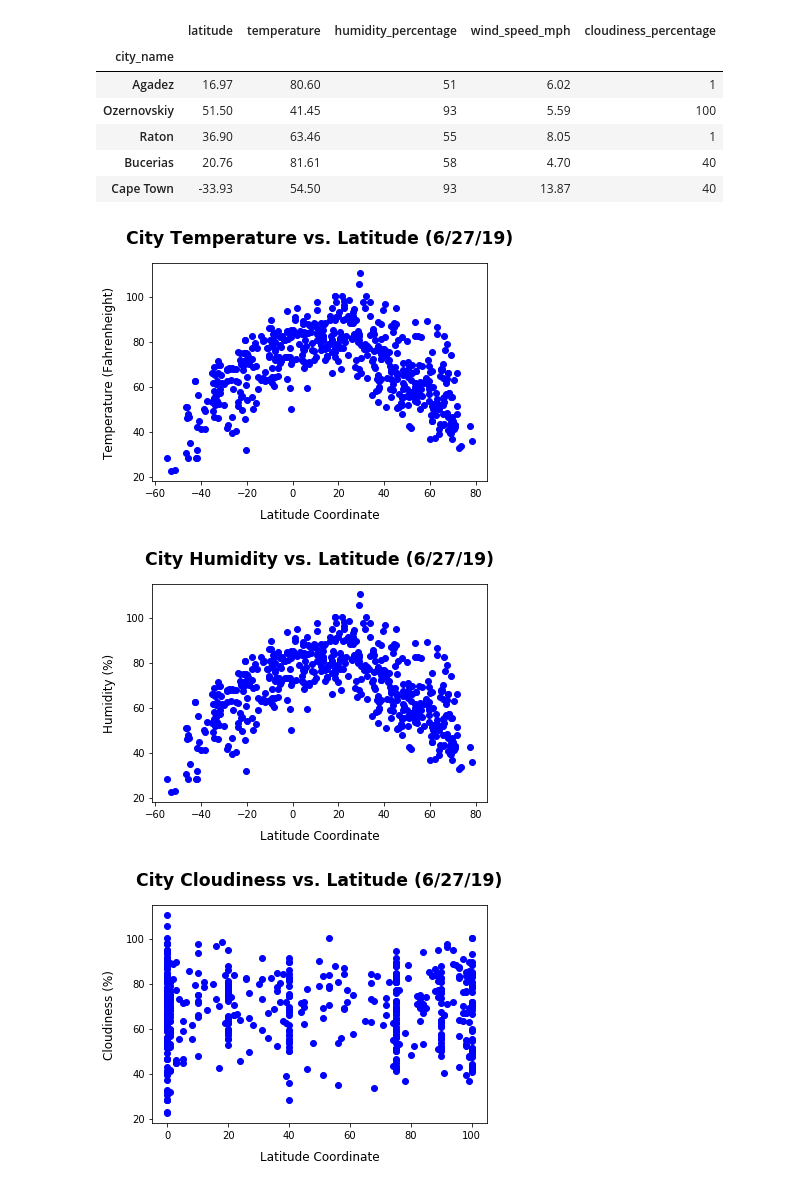
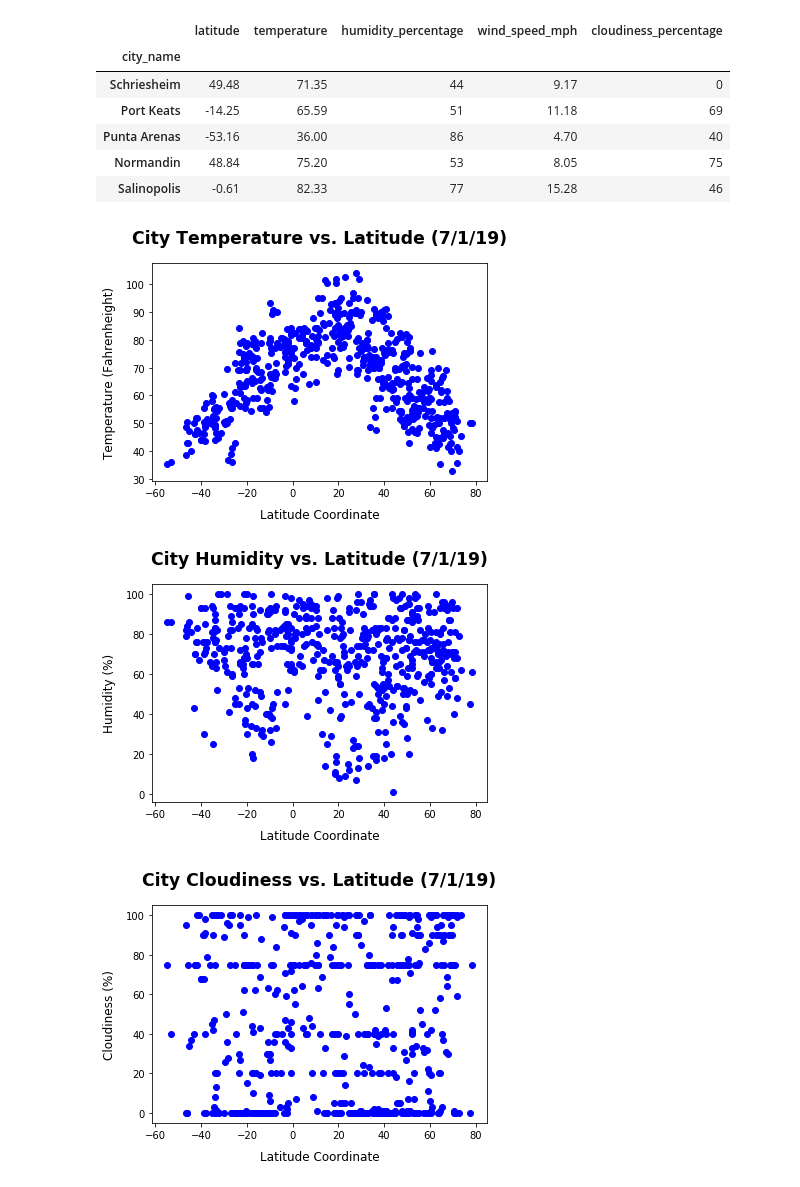
Before and after one commit to dpkeyes/Weather-Analysis-Python, a Jupyter notebook: weatherpy.ipynb, the cells around one changed output. Cells and saved outputs as stored; diff of their text form; code cells hidden in the pictures.

```diff
--- a/weatherpy.ipynb
+++ b/weatherpy.ipynb
@@ -152,20 +153,21 @@ data_slice = [response(*summary) for response in responses]
 data_df = pd.DataFrame(data_slice)
 data_df.columns = ['city_name', 'latitude', 'temperature', 'humidity_percentage', 'wind_speed_mph', 'cloudiness_percentage']
 data_df = data_df.set_index('city_name')
+data_df = data_df[data_df['humidity_percentage'] <= 100] # Include this line because a couple humidity measurements were wacky (close to 300%)
 data_df.head()
 # %% [output]
 |  | latitude | temperature | humidity_percentage | wind_speed_mph | cloudiness_percentage |
 | city_name |  |  |  |  |  |
-| Agadez | 16.97 | 80.60 | 51 | 6.02 | 1 |
-| Ozernovskiy | 51.50 | 41.45 | 93 | 5.59 | 100 |
-| Raton | 36.90 | 63.46 | 55 | 8.05 | 1 |
-| Bucerias | 20.76 | 81.61 | 58 | 4.70 | 40 |
-| Cape Town | -33.93 | 54.50 | 93 | 13.87 | 40 |
+| Schriesheim | 49.48 | 71.35 | 44 | 9.17 | 0 |
+| Port Keats | -14.25 | 65.59 | 51 | 11.18 | 69 |
+| Punta Arenas | -53.16 | 36.00 | 86 | 4.70 | 40 |
+| Normandin | 48.84 | 75.20 | 53 | 8.05 | 75 |
+| Salinopolis | -0.61 | 82.33 | 77 | 15.28 | 46 |
 # %%
 ### DEFINE FUNCTION THAT TAKES A COLUMN FROM DATAFRAME AS INPUT AND OUTPUTS A SCATTERPLOT ###
 
 def scatter(column, title, y_axis_label, file_name):
-    plt.scatter(data_df[column], data_df['temperature'], c='b', marker='o', zorder=1)
+    plt.scatter(data_df['latitude'], data_df[column], c='b', marker='o', zorder=1)
     plt.title(title, size='xx-large', fontweight='bold', pad=20)
     plt.xlabel('Latitude Coordinate', size='large', labelpad=10)
     plt.ylabel(y_axis_label, size='large', labelpad=10)
@@ -173,18 +175,18 @@ def scatter(column, title, y_axis_label, file_name):
     plt.show()
 # %%
 # Build scatterplot that plots temperature (F) vs. latitude
-scatter('latitude', 'City Temperature vs. Latitude (6/27/19)', 'Temperature (Fahrenheight)', 'temperature_vs_latitude')
+scatter('temperature', 'City Temperature vs. Latitude (7/1/19)', 'Temperature (Fahrenheight)', 'temperature_vs_latitude')
 # %% [output]
-[figure, old version]
+[figure, new version]
 # %%
 # Build scatterplot that plots humidity vs. latitude
-scatter('latitude', 'City Humidity vs. Latitude (6/27/19)', 'Humidity (%)', 'humidity_vs_latitude')
+scatter('humidity_percentage', 'City Humidity vs. Latitude (7/1/19)', 'Humidity (%)', 'humidity_vs_latitude')
 # %% [output]
-[figure, old version]
+[figure, new version]
 # %%
 # Build scatterplot that plots cloudiness vs. latitude
-scatter('cloudiness_percentage', 'City Cloudiness vs. Latitude (6/27/19)', 'Cloudiness (%)', 'cloudiness_vs_latitude')
+scatter('cloudiness_percentage', 'City Cloudiness vs. Latitude (7/1/19)', 'Cloudiness (%)', 'cloudiness_vs_latitude')
 # %% [output]
-[figure, old version]
+[figure, new version]
 # %%
 # Build scatterplot that plots cloudiness vs. latitude
```
Also changed, not shown: parts of 6 cells of this notebook, 5 other files.
